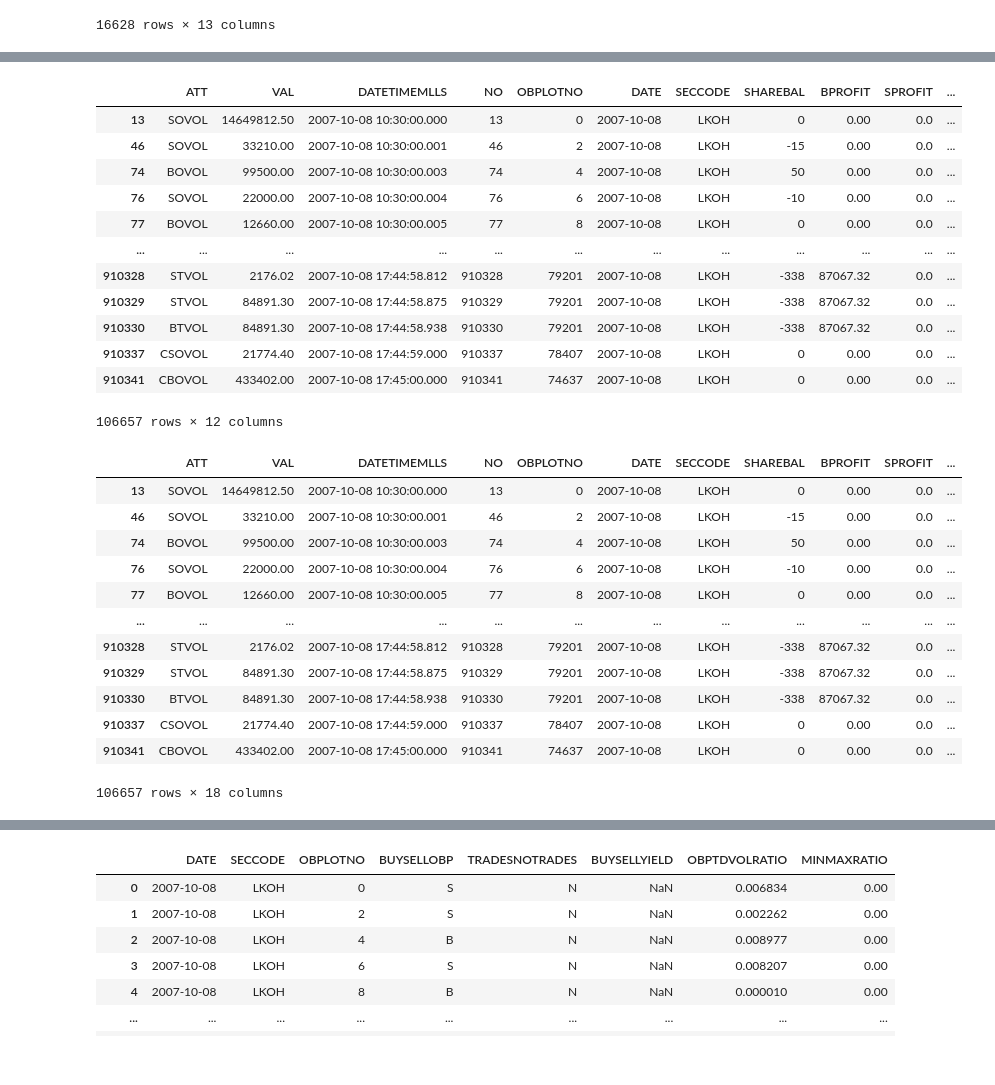
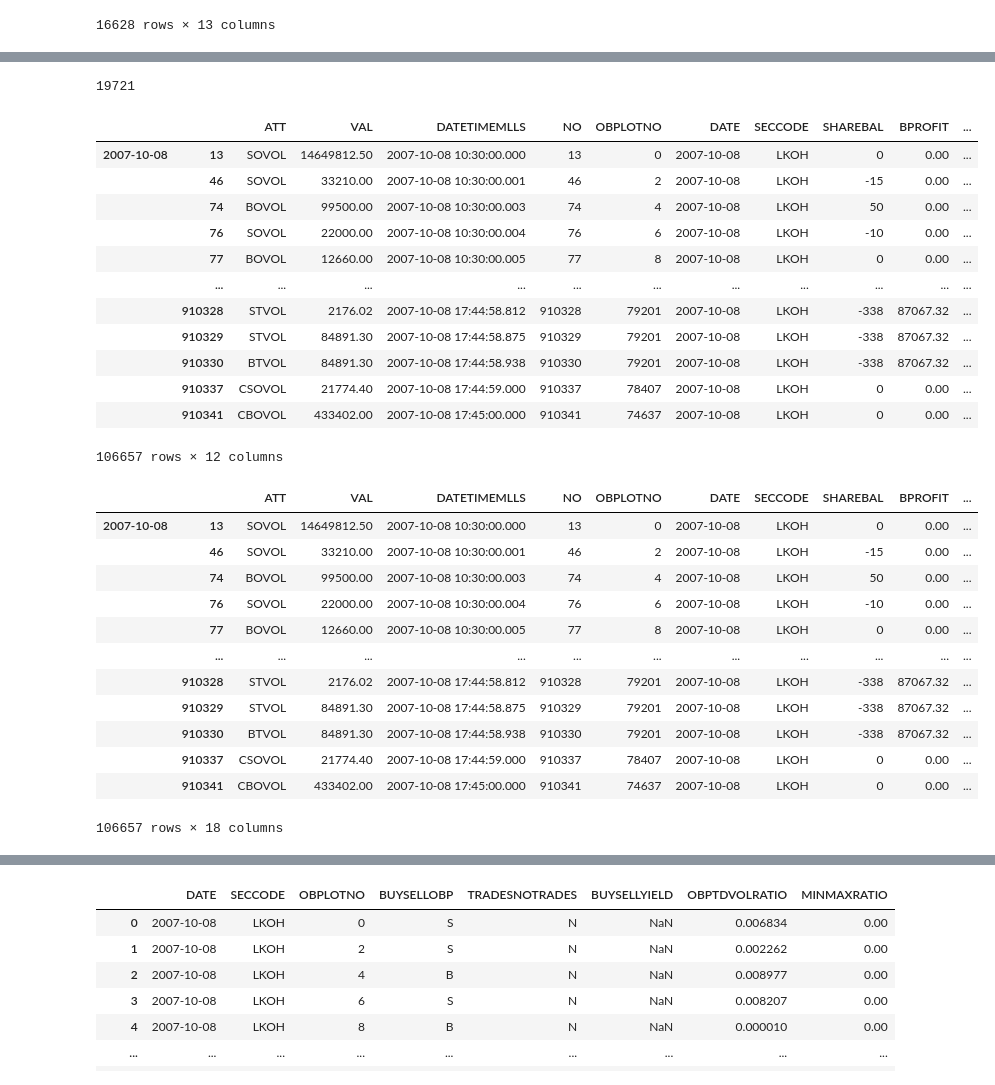
Before and after one commit to leonid-tkach/order-book-plot-find, a Jupyter notebook: OBPlots_Attributes.ipynb, the cells around one changed output, grey strips where cells are left out. Cells and saved outputs as stored; diff of their text form; code cells hidden in the pictures.

Commit message:
order_atts_dic[(DATE, NO)]

```diff
--- a/OBPlots_Attributes.ipynb
+++ b/OBPlots_Attributes.ipynb
@@ -176,18 +205,18 @@ def obp_atts2order_atts_df(obp_atts):
         for DATE in obp_atts[SECCODE]:
             for OBPLOTNO in obp_atts[SECCODE][DATE]:
                 for NO in obp_atts[SECCODE][DATE][OBPLOTNO]:
-                    order_atts_dic[NO] = {}
+                    order_atts_dic[(DATE, NO)] = {}
                     if (NO != 'SHAREBAL') & (NO != 'BPROFIT') & (NO != 'SPROFIT') & (NO != 'OBPMINTPRICE') & (NO != 'OBPMAXTPRICE'):
-                        order_atts_dic[NO] = obp_atts[SECCODE][DATE][OBPLOTNO][NO]
-                        order_atts_dic[NO]['NO'] = NO
-                        order_atts_dic[NO]['OBPLOTNO'] = OBPLOTNO
-                        order_atts_dic[NO]['DATE'] = DATE
-                        order_atts_dic[NO]['SECCODE'] = SECCODE
-                        order_atts_dic[NO]['SHAREBAL'] = obp_atts[SECCODE][DATE][OBPLOTNO]['SHAREBAL']
-                        order_atts_dic[NO]['BPROFIT'] = obp_atts[SECCODE][DATE][OBPLOTNO]['BPROFIT']
-                        order_atts_dic[NO]['SPROFIT'] = obp_atts[SECCODE][DATE][OBPLOTNO]['SPROFIT']
-                        order_atts_dic[NO]['OBPMINTPRICE'] = obp_atts[SECCODE][DATE][OBPLOTNO]['OBPMINTPRICE']
-                        order_atts_dic[NO]['OBPMAXTPRICE'] = obp_atts[SECCODE][DATE][OBPLOTNO]['OBPMAXTPRICE']
+                        order_atts_dic[(DATE, NO)] = obp_atts[SECCODE][DATE][OBPLOTNO][NO]
+                        order_atts_dic[(DATE, NO)]['NO'] = NO
+                        order_atts_dic[(DATE, NO)]['OBPLOTNO'] = OBPLOTNO
+                        order_atts_dic[(DATE, NO)]['DATE'] = DATE
+                        order_atts_dic[(DATE, NO)]['SECCODE'] = SECCODE
+                        order_atts_dic[(DATE, NO)]['SHAREBAL'] = obp_atts[SECCODE][DATE][OBPLOTNO]['SHAREBAL']
+                        order_atts_dic[(DATE, NO)]['BPROFIT'] = obp_atts[SECCODE][DATE][OBPLOTNO]['BPROFIT']
+                        order_atts_dic[(DATE, NO)]['SPROFIT'] = obp_atts[SECCODE][DATE][OBPLOTNO]['SPROFIT']
+                        order_atts_dic[(DATE, NO)]['OBPMINTPRICE'] = obp_atts[SECCODE][DATE][OBPLOTNO]['OBPMINTPRICE']
+                        order_atts_dic[(DATE, NO)]['OBPMAXTPRICE'] = obp_atts[SECCODE][DATE][OBPLOTNO]['OBPMAXTPRICE']
 
     order_atts_df = pd.DataFrame.from_dict(order_atts_dic, "index")
     order_atts_df.sort_values(by=['DATETIMEMLLS', 'NO'], inplace=True)
@@ -200,22 +229,24 @@ def obp_atts2order_atts_df(obp_atts):
 # obp_atts_2002_df
 # %%
 obp_atts_2007 = OBPlots2OBPlots_Attributes(OrderBookPlots2007_df)
+print(len(obp_atts_2007.obp_atts_dic['LKOH']['2007-10-08']))
 obp_atts_2007_df = obp_atts2order_atts_df(obp_atts_2007.obp_atts_dic)
 obp_atts_2007_df
 # %% [output]
+19721
-|  | ATT | VAL | DATETIMEMLLS | NO | OBPLOTNO | DATE | SECCODE | SHAREBAL | BPROFIT | SPROFIT | ... |
-| 13 | SOVOL | 14649812.50 | 2007-10-08 10:30:00.000 | 13 | 0 | 2007-10-08 | LKOH | 0 | 0.00 | 0.0 | ... |
-| 46 | SOVOL | 33210.00 | 2007-10-08 10:30:00.001 | 46 | 2 | 2007-10-08 | LKOH | -15 | 0.00 | 0.0 | ... |
-| 74 | BOVOL | 99500.00 | 2007-10-08 10:30:00.003 | 74 | 4 | 2007-10-08 | LKOH | 50 | 0.00 | 0.0 | ... |
-| 76 | SOVOL | 22000.00 | 2007-10-08 10:30:00.004 | 76 | 6 | 2007-10-08 | LKOH | -10 | 0.00 | 0.0 | ... |
-| 77 | BOVOL | 12660.00 | 2007-10-08 10:30:00.005 | 77 | 8 | 2007-10-08 | LKOH | 0 | 0.00 | 0.0 | ... |
-| ... | ... | ... | ... | ... | ... | ... | ... | ... | ... | ... | ... |
-| 910328 | STVOL | 2176.02 | 2007-10-08 17:44:58.812 | 910328 | 79201 | 2007-10-08 | LKOH | -338 | 87067.32 | 0.0 | ... |
-| 910329 | STVOL | 84891.30 | 2007-10-08 17:44:58.875 | 910329 | 79201 | 2007-10-08 | LKOH | -338 | 87067.32 | 0.0 | ... |
-| 910330 | BTVOL | 84891.30 | 2007-10-08 17:44:58.938 | 910330 | 79201 | 2007-10-08 | LKOH | -338 | 87067.32 | 0.0 | ... |
-| 910337 | CSOVOL | 21774.40 | 2007-10-08 17:44:59.000 | 910337 | 78407 | 2007-10-08 | LKOH | 0 | 0.00 | 0.0 | ... |
-| 910341 | CBOVOL | 433402.00 | 2007-10-08 17:45:00.000 | 910341 | 74637 | 2007-10-08 | LKOH | 0 | 0.00 | 0.0 | ... |
+|  |  | ATT | VAL | DATETIMEMLLS | NO | OBPLOTNO | DATE | SECCODE | SHAREBAL | BPROFIT | ... |
+| 2007-10-08 | 13 | SOVOL | 14649812.50 | 2007-10-08 10:30:00.000 | 13 | 0 | 2007-10-08 | LKOH | 0 | 0.00 | ... |
+|  | 46 | SOVOL | 33210.00 | 2007-10-08 10:30:00.001 | 46 | 2 | 2007-10-08 | LKOH | -15 | 0.00 | ... |
+|  | 74 | BOVOL | 99500.00 | 2007-10-08 10:30:00.003 | 74 | 4 | 2007-10-08 | LKOH | 50 | 0.00 | ... |
+|  | 76 | SOVOL | 22000.00 | 2007-10-08 10:30:00.004 | 76 | 6 | 2007-10-08 | LKOH | -10 | 0.00 | ... |
+|  | 77 | BOVOL | 12660.00 | 2007-10-08 10:30:00.005 | 77 | 8 | 2007-10-08 | LKOH | 0 | 0.00 | ... |
+|  | ... | ... | ... | ... | ... | ... | ... | ... | ... | ... | ... |
+|  | 910328 | STVOL | 2176.02 | 2007-10-08 17:44:58.812 | 910328 | 79201 | 2007-10-08 | LKOH | -338 | 87067.32 | ... |
+|  | 910329 | STVOL | 84891.30 | 2007-10-08 17:44:58.875 | 910329 | 79201 | 2007-10-08 | LKOH | -338 | 87067.32 | ... |
+|  | 910330 | BTVOL | 84891.30 | 2007-10-08 17:44:58.938 | 910330 | 79201 | 2007-10-08 | LKOH | -338 | 87067.32 | ... |
+|  | 910337 | CSOVOL | 21774.40 | 2007-10-08 17:44:59.000 | 910337 | 78407 | 2007-10-08 | LKOH | 0 | 0.00 | ... |
+|  | 910341 | CBOVOL | 433402.00 | 2007-10-08 17:45:00.000 | 910341 | 74637 | 2007-10-08 | LKOH | 0 | 0.00 | ... |
-106657 rows × 12 columns
+106657 rows × 12 columns
 # %%
 def obp_atts_df2cumsums(df, CBOVOLcs, CSOVOLcs, BOVOLcs, SOVOLcs, BTVOLcs, STVOLcs, grby = ['DATE', 'SECCODE']):
     # cumsums
@@ -251,21 +282,21 @@ def obp_atts_df2cumsums(df, CBOVOLcs, CSOVOLcs, BOVOLcs, SOVOLcs, BTVOLcs, STVOL
     return(df)
 # %%
 obp_atts_2007_df = obp_atts_df2cumsums(obp_atts_2007_df, 'CBOVOLtdcs', 'CSOVOLtdcs', 'BOVOLtdcs',
-                              'SOVOLtdcs', 'BTVOLtdcs', 'STVOLtdcs', grby = ['DATE', 'SECCODE'])
+                              'SOVOLtdcs', 'BTVOLtdcs', 'STVOLtdcs', grby = ['SECCODE', 'DATE'])
 obp_atts_2007_df
 # %% [output]
-|  | ATT | VAL | DATETIMEMLLS | NO | OBPLOTNO | DATE | SECCODE | SHAREBAL | BPROFIT | SPROFIT | ... |
-| 13 | SOVOL | 14649812.50 | 2007-10-08 10:30:00.000 | 13 | 0 | 2007-10-08 | LKOH | 0 | 0.00 | 0.0 | ... |
-| 46 | SOVOL | 33210.00 | 2007-10-08 10:30:00.001 | 46 | 2 | 2007-10-08 | LKOH | -15 | 0.00 | 0.0 | ... |
-| 74 | BOVOL | 99500.00 | 2007-10-08 10:30:00.003 | 74 | 4 | 2007-10-08 | LKOH | 50 | 0.00 | 0.0 | ... |
-| 76 | SOVOL | 22000.00 | 2007-10-08 10:30:00.004 | 76 | 6 | 2007-10-08 | LKOH | -10 | 0.00 | 0.0 | ... |
-| 77 | BOVOL | 12660.00 | 2007-10-08 10:30:00.005 | 77 | 8 | 2007-10-08 | LKOH | 0 | 0.00 | 0.0 | ... |
-| ... | ... | ... | ... | ... | ... | ... | ... | ... | ... | ... | ... |
-| 910328 | STVOL | 2176.02 | 2007-10-08 17:44:58.812 | 910328 | 79201 | 2007-10-08 | LKOH | -338 | 87067.32 | 0.0 | ... |
-| 910329 | STVOL | 84891.30 | 2007-10-08 17:44:58.875 | 910329 | 79201 | 2007-10-08 | LKOH | -338 | 87067.32 | 0.0 | ... |
-| 910330 | BTVOL | 84891.30 | 2007-10-08 17:44:58.938 | 910330 | 79201 | 2007-10-08 | LKOH | -338 | 87067.32 | 0.0 | ... |
-| 910337 | CSOVOL | 21774.40 | 2007-10-08 17:44:59.000 | 910337 | 78407 | 2007-10-08 | LKOH | 0 | 0.00 | 0.0 | ... |
-| 910341 | CBOVOL | 433402.00 | 2007-10-08 17:45:00.000 | 910341 | 74637 | 2007-10-08 | LKOH | 0 | 0.00 | 0.0 | ... |
+|  |  | ATT | VAL | DATETIMEMLLS | NO | OBPLOTNO | DATE | SECCODE | SHAREBAL | BPROFIT | ... |
+| 2007-10-08 | 13 | SOVOL | 14649812.50 | 2007-10-08 10:30:00.000 | 13 | 0 | 2007-10-08 | LKOH | 0 | 0.00 | ... |
+|  | 46 | SOVOL | 33210.00 | 2007-10-08 10:30:00.001 | 46 | 2 | 2007-10-08 | LKOH | -15 | 0.00 | ... |
+|  | 74 | BOVOL | 99500.00 | 2007-10-08 10:30:00.003 | 74 | 4 | 2007-10-08 | LKOH | 50 | 0.00 | ... |
+|  | 76 | SOVOL | 22000.00 | 2007-10-08 10:30:00.004 | 76 | 6 | 2007-10-08 | LKOH | -10 | 0.00 | ... |
+|  | 77 | BOVOL | 12660.00 | 2007-10-08 10:30:00.005 | 77 | 8 | 2007-10-08 | LKOH | 0 | 0.00 | ... |
+|  | ... | ... | ... | ... | ... | ... | ... | ... | ... | ... | ... |
+|  | 910328 | STVOL | 2176.02 | 2007-10-08 17:44:58.812 | 910328 | 79201 | 2007-10-08 | LKOH | -338 | 87067.32 | ... |
+|  | 910329 | STVOL | 84891.30 | 2007-10-08 17:44:58.875 | 910329 | 79201 | 2007-10-08 | LKOH | -338 | 87067.32 | ... |
+|  | 910330 | BTVOL | 84891.30 | 2007-10-08 17:44:58.938 | 910330 | 79201 | 2007-10-08 | LKOH | -338 | 87067.32 | ... |
+|  | 910337 | CSOVOL | 21774.40 | 2007-10-08 17:44:59.000 | 910337 | 78407 | 2007-10-08 | LKOH | 0 | 0.00 | ... |
+|  | 910341 | CBOVOL | 433402.00 | 2007-10-08 17:45:00.000 | 910341 | 74637 | 2007-10-08 | LKOH | 0 | 0.00 | ... |
 106657 rows × 18 columns
 # %%
 obp_atts_2007_df = obp_atts_df2cumsums(obp_atts_2007_df, 'CBOVOLobpcs', 'CSOVOLobpcs', 'BOVOLobpcs',
```
Also changed, not shown: parts of 3 cells of this notebook, 3 other files.
